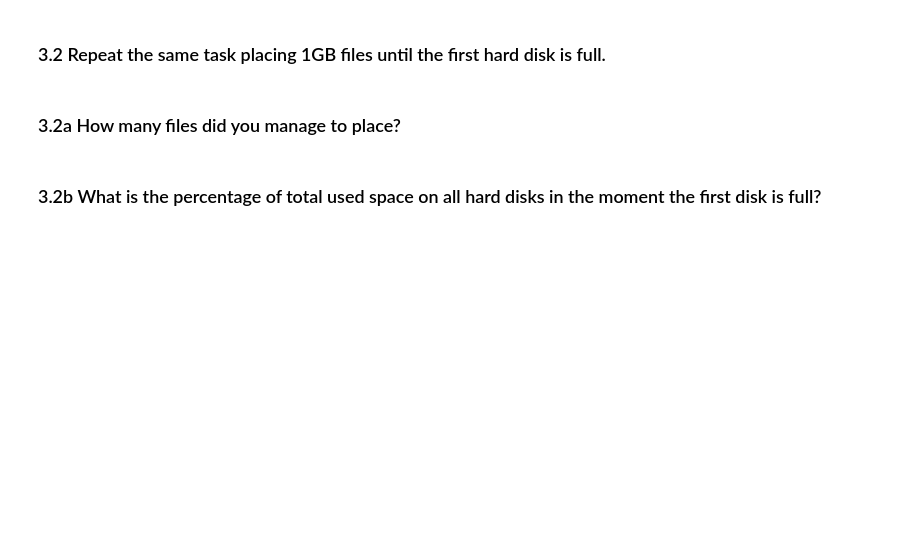
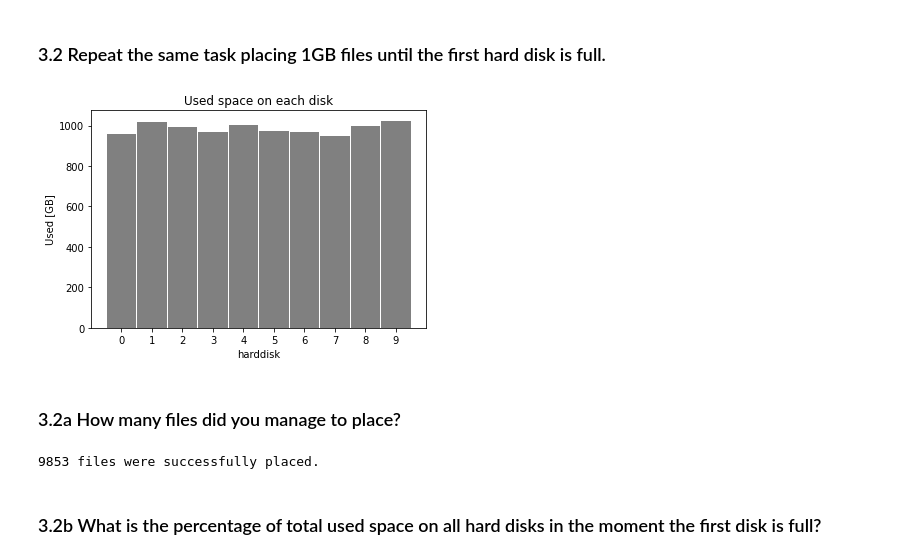
Before and after one commit to SaverioMonaco/MAPDAssignment, a Jupyter notebook: datamanagement.ipynb, the cells around one changed output. Saved outputs shown, nothing was run; the diff lists cells and outputs as text; code cells hidden in the pictures; blank space fills up the shorter version.

```diff
--- a/datamanagement.ipynb
+++ b/datamanagement.ipynb
@@ -103,6 +164,16 @@ Possibly visualise the distribution similar to the histogram above.
 # %% [markdown]
 ### 3.2 Repeat the same task placing 1GB files until the first hard disk is full.
+# %%
+file_size = 1024 # 1GB files
+free_space, placed_files = place_files(N_disks,disk_size,file_size,stop_criteria,selection_rule)
+plot_usage(disk_size,free_space)
+# %% [output]
+[figure, added]
 # %% [markdown]
 ### 3.2a How many files did you manage to place?
+# %%
+print(f'{placed_files} files were successfully placed.')
+# %% [output]
+9853 files were successfully placed.
 # %% [markdown]
 ### 3.2b What is the percentage of total used space on all hard disks in the moment the first disk is full?
```
Also changed, not shown: parts of 6 cells of this notebook.
